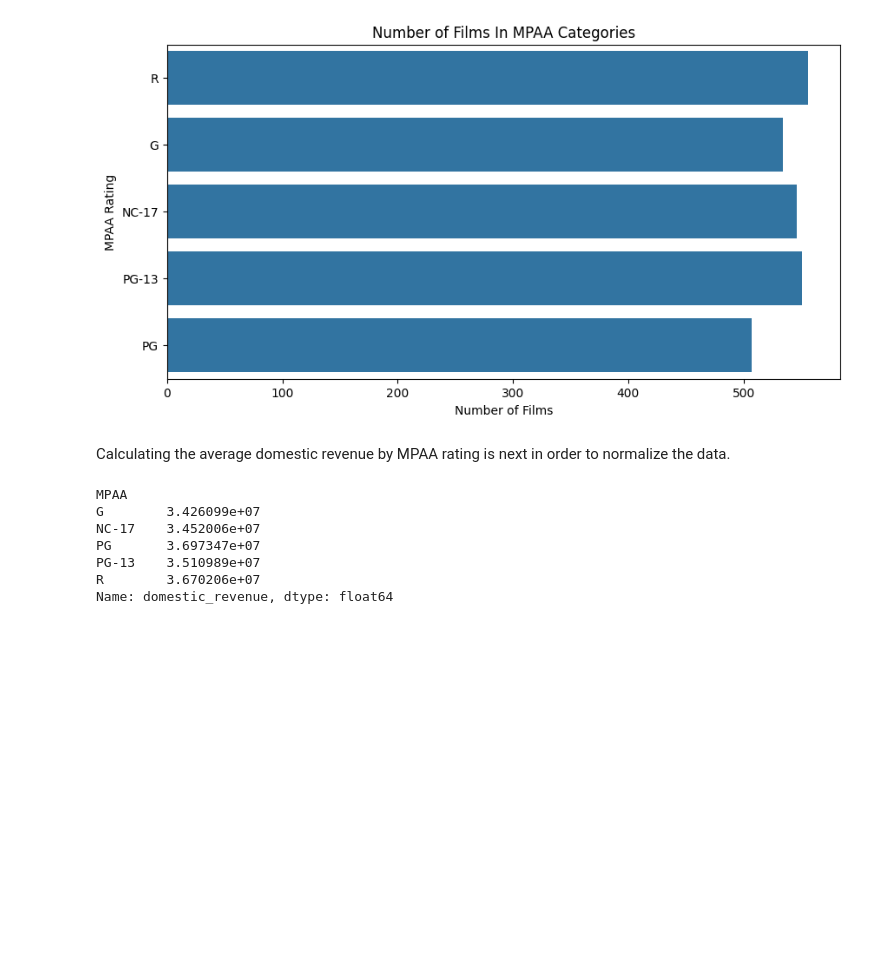
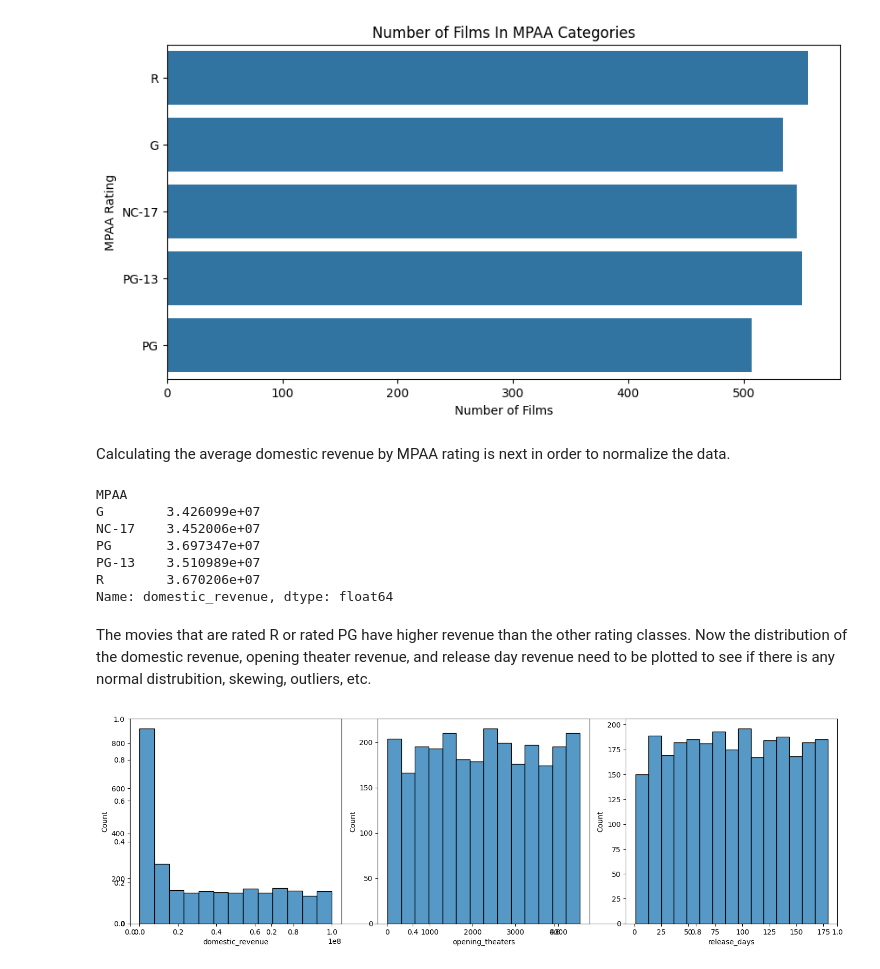
Before and after one commit to GF4987/Box-Office-Success-Prediction, a Jupyter notebook: predict.ipynb, the cells around one changed output. Cells and saved outputs as stored; diff of their text form; code cells hidden in the pictures; blank space fills up the shorter version.

Commit message:
Visualizing data distribution and detecting outliers

```diff
--- a/predict.ipynb
+++ b/predict.ipynb
@@ -151,3 +151,18 @@ PG       3.697347e+07
 PG-13    3.510989e+07
 R        3.670206e+07
 Name: domestic_revenue, dtype: float64
+# %% [markdown]
+The movies that are rated R or rated PG have higher revenue than the other rating classes. Now the distribution of the domestic revenue, opening theater revenue, and release day revenue need to be plotted to see if there is any normal distrubition, skewing, outliers, etc.
+# %%
+'''Distribution Plots of Columns'''
+plt.subplots(figsize=(15, 5))
+
+feats = ['domestic_revenue', 'opening_theaters', 'release_days']
+for i, col in enumerate(feats, 1):
+    plt.subplot(1, 3, i) #3 side-by-side plots in one row
+    sb.histplot(data[col])
+
+plt.tight_layout()
+plt.show()
+# %% [output]
+[figure, added]
```
Also changed, not shown: parts of 3 cells of this notebook.
